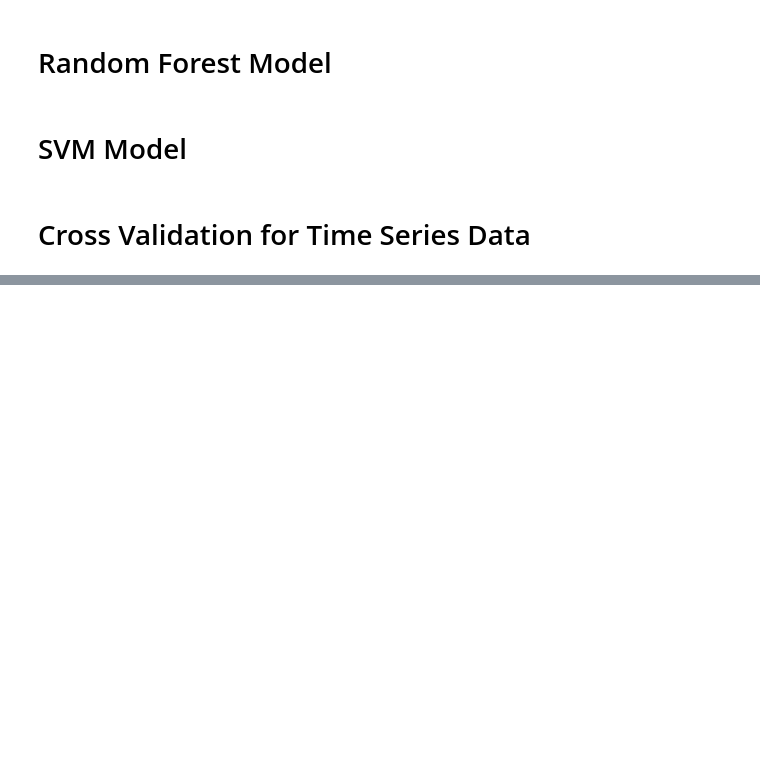
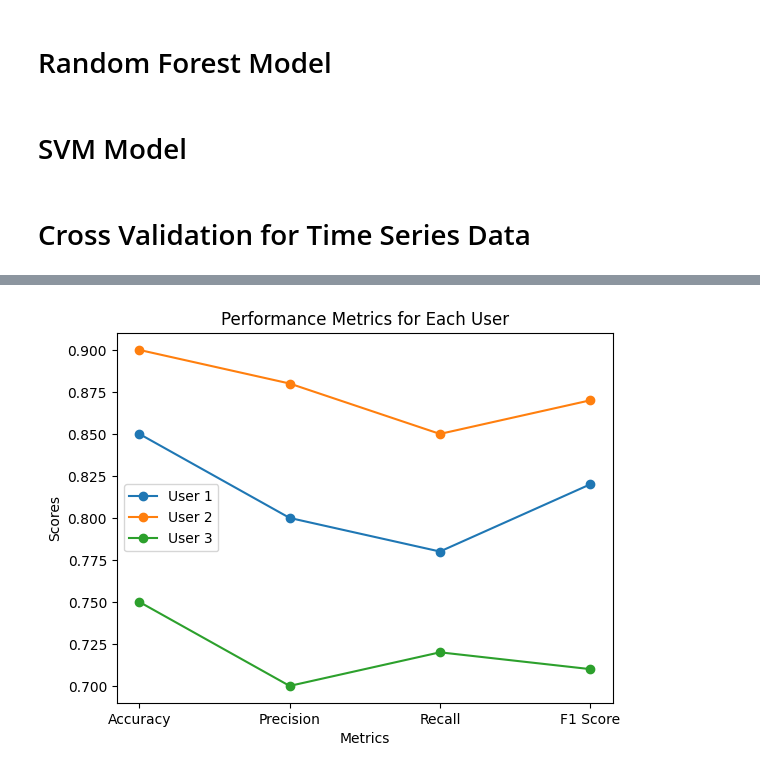
Before and after one commit to rohankumar1999/Extrasensory-Dataset, a Jupyter notebook: project.ipynb, the cells around one changed output, grey strips where cells are left out. Drawn from its saved outputs; the diff is of its cells as text; code cells hidden in the pictures; blank space fills up the shorter version.

```diff
--- a/project.ipynb
+++ b/project.ipynb
@@ -220,0 +249,36 @@ NameError: name 'plot_metric' is not defined
+# %%
+import matplotlib.pyplot as plt
+import numpy as np
+
+# Sample data
+users = ['User 1', 'User 2', 'User 3']
+metrics = ['Accuracy', 'Precision', 'Recall', 'F1 Score']
+data = {
+    'User 1': [0.85, 0.80, 0.78, 0.82],
+    'User 2': [0.90, 0.88, 0.85, 0.87],
+    'User 3': [0.75, 0.70, 0.72, 0.71]
+}
+
+# Preparing data for plotting
+num_metrics = len(metrics)
+index = np.arange(num_metrics)
+
+# Plotting the data
+fig, ax = plt.subplots()
+
+for user in users:
+    scores = data[user]
+    ax.plot(index, scores, marker='o', label=user)
+
+# Adding titles and labels
+ax.set_xlabel('Metrics')
+ax.set_ylabel('Scores')
+ax.set_title('Performance Metrics for Each User')
+ax.set_xticks(index)
+ax.set_xticklabels(metrics)
+ax.legend()
+
+# Display the graph
+plt.show()
+# %% [output]
+[figure, added]
```
Also changed, not shown: parts of 3 cells of this notebook.
